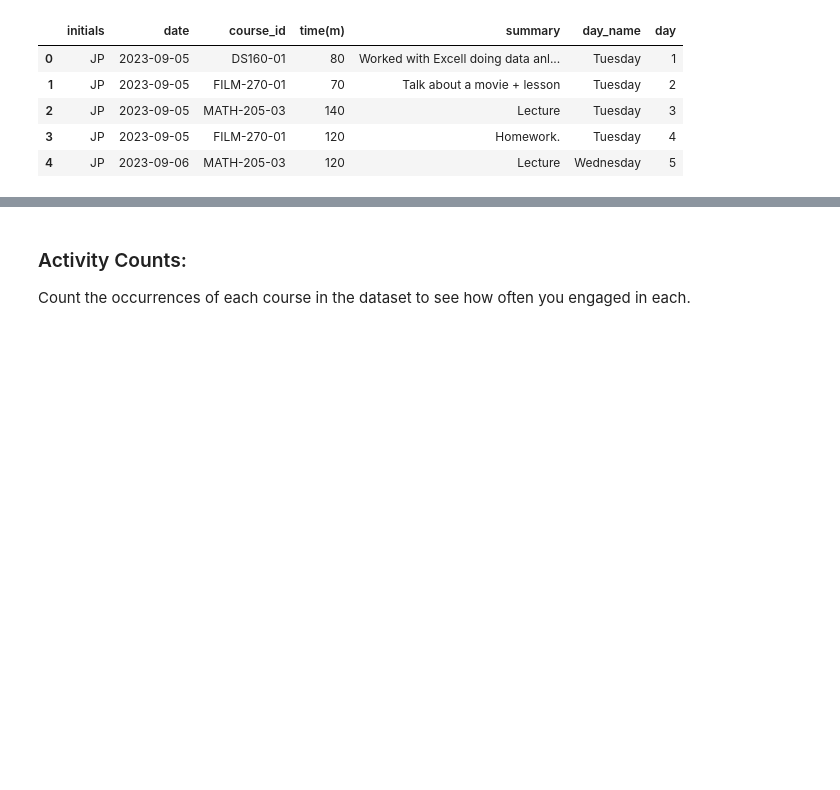
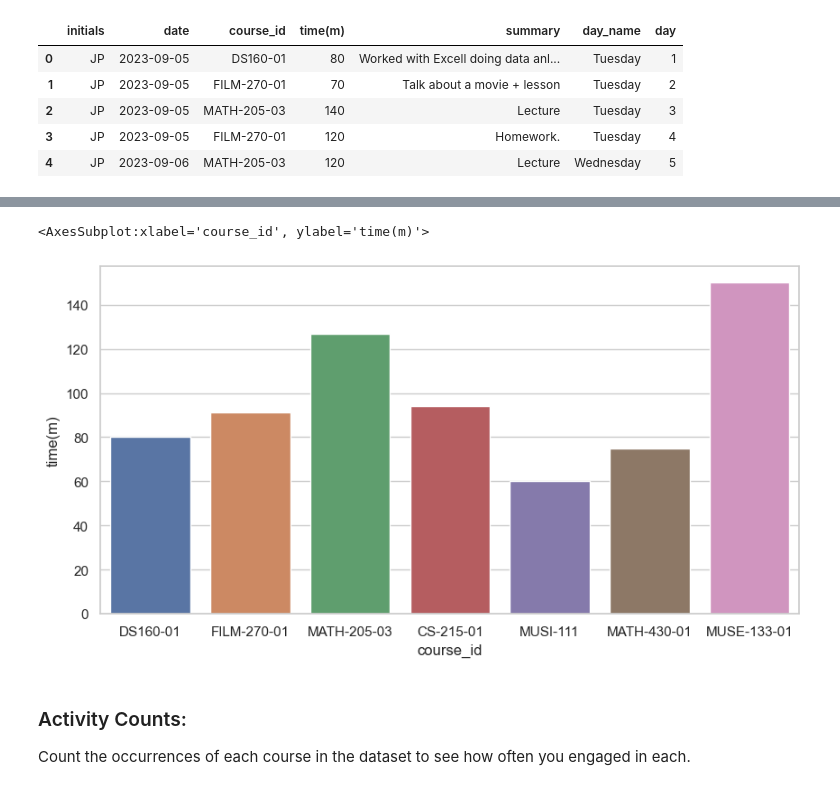
Before and after one commit to ToshiroHJJZ/JP_Timesheet_Project, a Jupyter notebook: Assignment- Time tracking - JP.ipynb, the cells around one changed output, grey strips where cells are left out. Drawn from its saved outputs; the diff is of its cells as text; code cells hidden in the pictures; blank space fills up the shorter version.

```diff
--- a/Assignment- Time tracking - JP.ipynb
+++ b/Assignment- Time tracking - JP.ipynb
@@ -130,3 +132,8 @@ plt.hist(df['time(m)'])
+# %%
+sns.barplot (x = 'course_id', y ='time(m)', data = df, ci =False)
+# %% [output]
+<AxesSubplot:xlabel='course_id', ylabel='time(m)'>
+[figure, added]
 # %% [markdown]
 ### Activity Counts:
 
```
Also changed, not shown: parts of 3 cells of this notebook.
